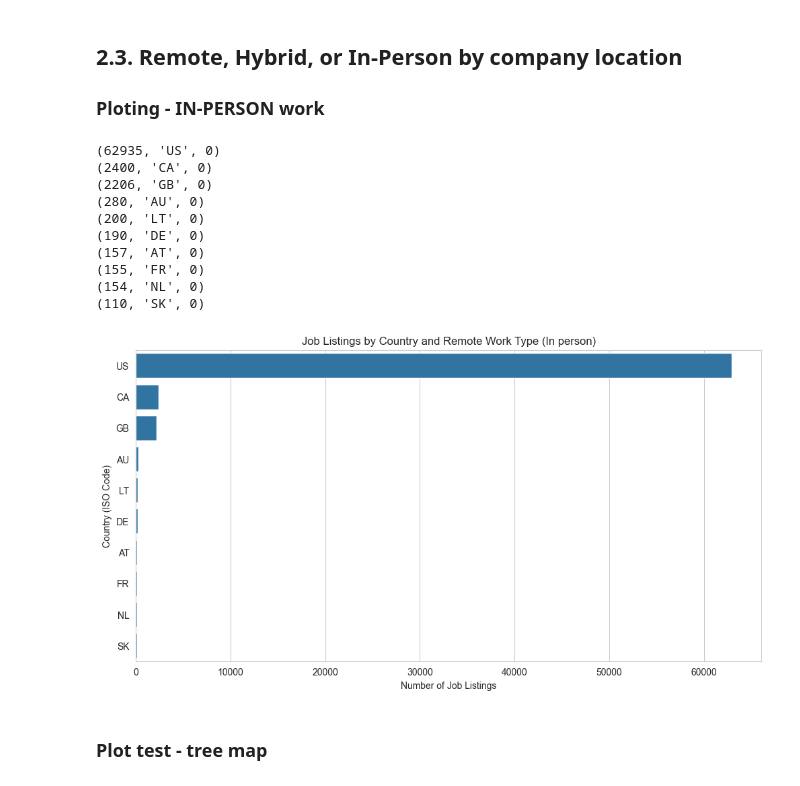
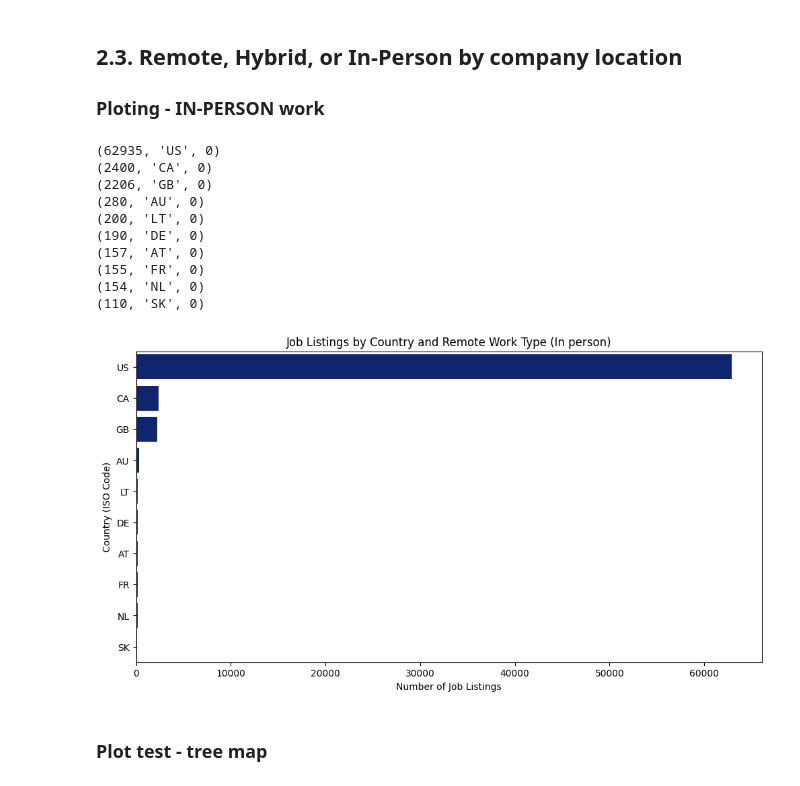
Before and after one commit to ALOBlack19/Salary-analysis-of-data-job-positions, a Jupyter notebook: Data jobs salary analysis - combined.ipynb, the cells around one changed output. Drawn from its saved outputs; the diff is of its cells as text; code cells hidden in the pictures.

```diff
--- a/Data jobs salary analysis - combined.ipynb
+++ b/Data jobs salary analysis - combined.ipynb
@@ -371,35 +371,35 @@ GROUP BY
     s.remote_ratio,
     s.company_location
 ORDER BY
     total_work_types DESC
 LIMIT 10
 """)
 
 rows = cur.fetchall()
 
 for row in rows:
     print(row)
 
 inperson_ratio = pd.DataFrame(rows, columns = ['total_work_types','company_location', 'remote_ratio'])
 
 plt.figure(figsize=(12, 6))
-sns.barplot(x = "total_work_types", y = "company_location", hue = "remote_ratio", data = inperson_ratio, legend = False, palette = "tab10")
+sns.barplot(x = "total_work_types", y = "company_location", hue = "remote_ratio", data = inperson_ratio, legend = False, palette = "dark")
 plt.xlabel("Number of Job Listings")
 plt.ylabel("Country (ISO Code)")
 plt.title("Job Listings by Country and Remote Work Type (In person)")
 plt.show()
 # %% [output]
 (62935, 'US', 0)
 (2400, 'CA', 0)
 (2206, 'GB', 0)
 (280, 'AU', 0)
 (200, 'LT', 0)
 (190, 'DE', 0)
 (157, 'AT', 0)
 (155, 'FR', 0)
 (154, 'NL', 0)
 (110, 'SK', 0)
-[figure, old version]
+[figure, new version]
 # %% [markdown]
 ### Plot test - tree map
 # %%
```
Also changed, not shown: parts of 2 cells of this notebook.
